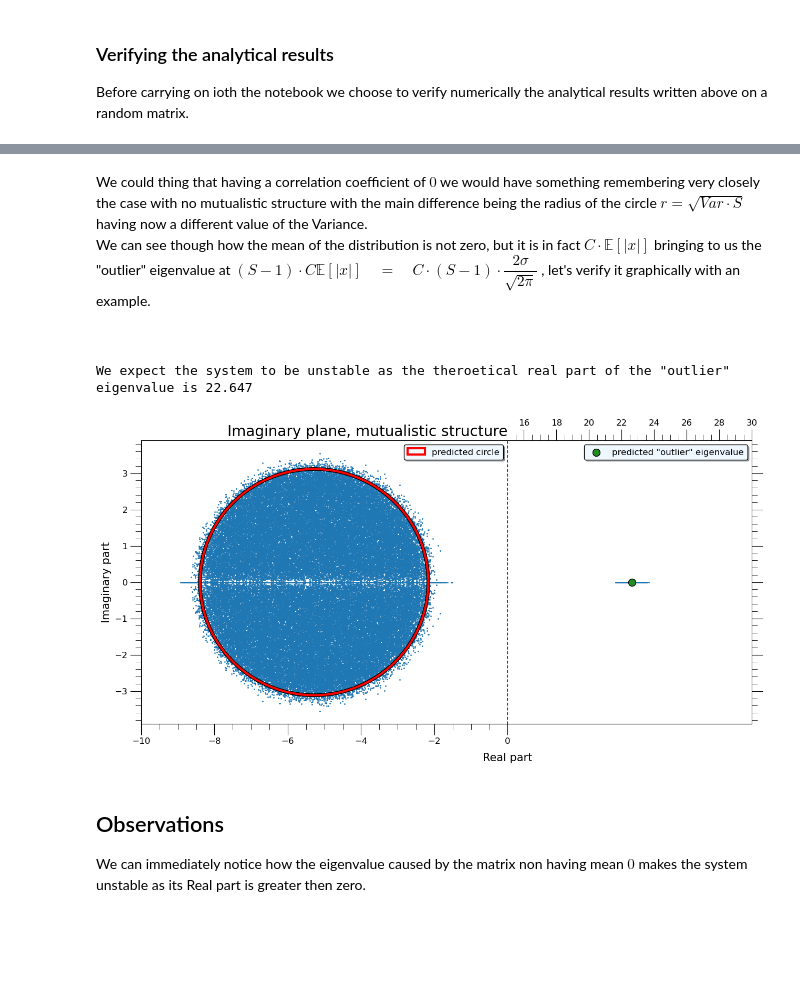
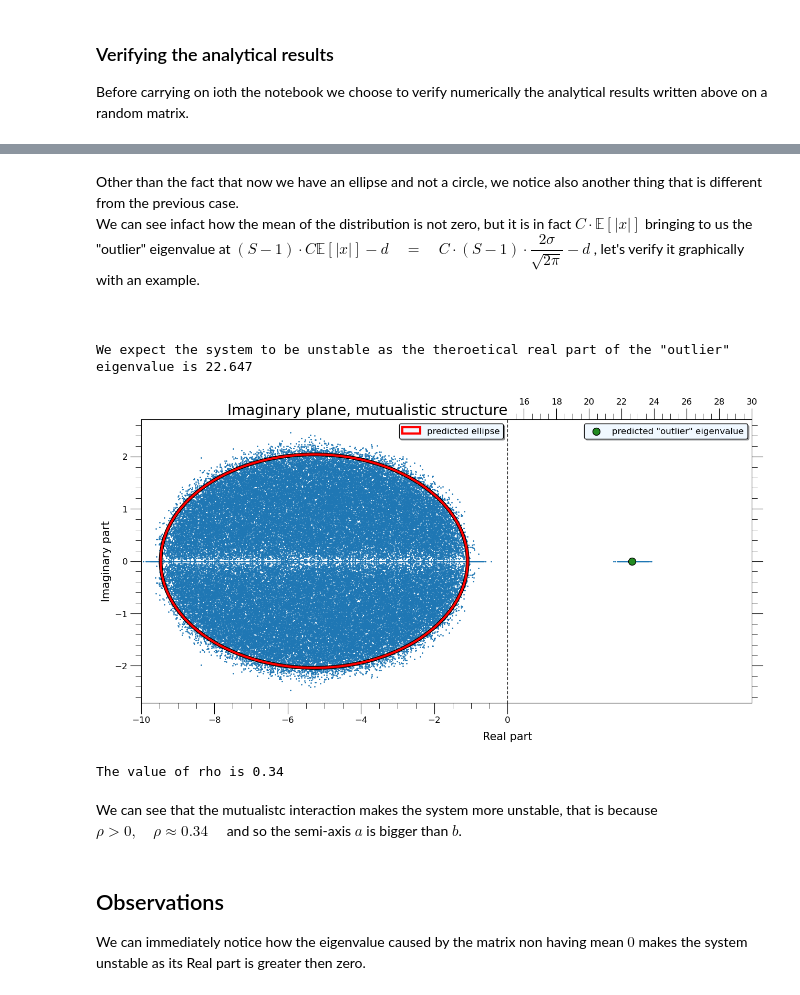
Before and after one commit to tommasoamico/PhysicalModelsOfLivingSystems, a Jupyter notebook: Week_4_assigment/Tommaso_Amico_week4.ipynb, the cells around one changed output, grey strips where cells are left out. Saved outputs shown, nothing was run; the diff lists cells and outputs as text; code cells hidden in the pictures; blank space fills up the shorter version.

```diff
--- a/Week_4_assigment/Tommaso_Amico_week4.ipynb
+++ b/Week_4_assigment/Tommaso_Amico_week4.ipynb
@@ -279,9 +318,9 @@ The numerical mean of the product terms aij * aji with C = 0.7 is, 0.080
 
 We can also verify that the correlation is 0 printing the mean of the off-diagonal matric of the covariance matrix (we do it for the case of C = 1 without loss of generality), that is: 0.017
 # %% [markdown]
-We could thing that having a correlation coefficient of $0$ we would have something remembering very closely the case with no mutualistic structure with the main difference being the radius of the circle $r = \sqrt{Var \cdot S} \quad$ having now a different value of the Variance. <br>
-We can see though how the mean of the distribution is not zero, but it is in fact $C \cdot \mathbb{E}[|x|]$ bringing to us the "outlier" eigenvalue at $(S - 1) \cdot C \mathbb{E}[|x|] \quad = \quad C \cdot (S - 1) \cdot
-\dfrac{2 \sigma}{\sqrt{2 \pi}}$, let's verify it graphically with an example.
+Other than the fact that now we have an ellipse and not a circle, we notice also another thing that is different from the previous case. <br>
+We can see infact how the mean of the distribution is not zero, but it is in fact $C \cdot \mathbb{E}[|x|]$ bringing to us the "outlier" eigenvalue at $(S - 1) \cdot C \mathbb{E}[|x|] - d \quad = \quad C \cdot (S - 1) \cdot
+\dfrac{2 \sigma}{\sqrt{2 \pi}} - d$, let's verify it graphically with an example.
 
 <br/>
 # %%
@@ -298,18 +337,28 @@ def mutualistic_random_matrix(S, C, d, distribution, parameters):
 
     # Generate a random matrix
     matrix = distribution(size=(S, S), **parameters)
+
     matrix = np.abs(matrix)
 
 
     # Set the diagonal to -d
-    np.fill_diagonal(matrix, -d)
+
+
+    mutualistic_mask = np.triu(np.random.uniform(size = (S, S)), k = 1)
+
+    mask_func = np.vectorize(lambda x: 0 if x > C else 1)
+
+    mutualistic_mask = mask_func(mutualistic_mask)
+
+    mutualistic_mask[np.tril_indices(S, k= -1)] = 0
+
+    final_mask = mutualistic_mask.T + mutualistic_mask
 
     # Set the off-diagonal non zero entries to zero with a probability of 1-C
-    matrix[np.triu(np.random.uniform(size = (S, S)), k = 1) > C]=0
-    matrix[np.tril(np.random.uniform(size = (S, S)), k = -1) > C]=0
+    matrix = matrix * final_mask
 
 
-
+    np.fill_diagonal(matrix, -d)
 
     # Calculate the eigenvalues
     eigenvalues = np.linalg.eigvals(matrix)
@@ -318,7 +367,7 @@ def mutualistic_random_matrix(S, C, d, distribution, parameters):
 
     return eigenvalues
 # %%
-eigenvalues = np.concatenate([mutualistic_random_matrix(S, C, d, distributions['gaussian'], parameters['gaussian']) for j in range(realizations_number)])
+eigenvalues = np.concatenate([mutualistic_random_matrix(S, C, d, distributions['gaussian'], parameters['gaussian']) for _ in range(realizations_number)])
 # %%
 print(f'''
 We expect the system to be unstable as the theroetical real part of the "outlier" eigenvalue is {C * (S - 1) * ((2 * std) / (np.sqrt(2 * np.pi))) - d:.3f}
@@ -330,37 +379,59 @@ We expect the system to be unstable as the theroetical real part of the "outlier
 # %% [output]
 We expect the system to be unstable as the theroetical real part of the "outlier" eigenvalue is 22.647
 # %%
-
+import matplotlib
 
 fig, (ax1, ax2) = plt.subplots(1, 2, figsize = (15, 7), sharey=True, gridspec_kw={'wspace': 0, 'width_ratios': [3, 2]})
 ax1.scatter(eigenvalues.real, eigenvalues.imag, s = 1, color = 'C0')
 ax1.set_xlim(-10, 0)
 ax2.scatter(eigenvalues.real, eigenvalues.imag, s = 1, color = 'C0')
 ax2.set_xlim(15, 30)
 ax2.spines['left'].set_linestyle((0, (4, 4)))
-ax1.add_patch(plt.Circle((-d - C * (2 * std/ np.sqrt(np.pi * 2)), 0), np.sqrt(C * std**2 * (1 - C * (2 / np.pi)) * S), color='red', fill=False, linewidth = 3, zorder = 2, label = 'predicted circle'))
-ax1.add_patch(plt.Circle((-d - C * (2 * std/ np.sqrt(np.pi * 2)), 0), np.sqrt(C * std**2 * (1 - C * (2 / np.pi)) * S), color='black', fill=False, linewidth = 5, zorder = 1))
+#ax1.add_patch(plt.Circle((-d - C * (2 * std/ np.sqrt(np.pi * 2)), 0), np.sqrt(C * std**2 * (1 - C * (2 / np.pi)) * S), color='red', fill=False, linewidth = 3, zorder = 2, label = 'predicted circle'))
+#ax1.add_patch(plt.Circle((-d - C * (2 * std/ np.sqrt(np.pi * 2)), 0), np.sqrt(C * std**2 * (1 - C * (2 / np.pi)) * S), color='black', fill=False, linewidth = 5, zorder = 1))
 ax2.scatter(C * (S - 1) * ((2 * std) / (np.sqrt(2 * np.pi))) - d, 0, edgecolor = 'black', color = 'forestgreen', s = 100, zorder = 3, label = 'predicted "outlier" eigenvalue')
 ax2.xaxis.tick_top()
 
-ax1.legend(facecolor = 'aliceblue', edgecolor = 'black', shadow = True, fontsize = 12)
-ax2.legend(facecolor = 'aliceblue', edgecolor = 'black', shadow = True, fontsize = 12)
+
 ax2.yaxis.tick_right()
 
 for ax in [ax1, ax2]:
     ax.minorticks_on()
     ax.tick_params(axis='both', which='major', labelsize=12, length=15)
     ax.tick_params(axis='both', which='minor', labelsize=12, length=8)
 
 ax1.set_xlabel('Real part', fontsize = 15)
 ax1.set_ylabel('Imaginary part', fontsize = 15)
 ax1.xaxis.set_label_coords(1, -.1)
 
 ax1.set_title('Imaginary plane, mutualistic structure', fontsize = 20, loc = 'right')
 
+
+rho = (1-C)/((np.pi/2) - C)
+
+
+ax1.add_patch(matplotlib.patches.Ellipse(xy = (-d - C * (2 * std)/ np.sqrt(2 * np.pi), 0) ,
+                                     width =2 *  np.sqrt(S*C*(std**2)*(1 - 2*C/np.pi))*(1 + rho),
+                                     height = 2 * np.sqrt(S*C*(std**2)*(1 - 2*C/np.pi))*(1 - rho),\
+                                        color='red', fill=False, linewidth = 3, zorder = 2, label = 'predicted ellipse'))
+
+ax1.add_patch(matplotlib.patches.Ellipse(xy = (-d - C * (2 * std)/ np.sqrt(2 * np.pi), 0) ,
+                                     width =2 *  np.sqrt(S*C*(std**2)*(1 - 2*C/np.pi))*(1 + rho),
+                                     height = 2 * np.sqrt(S*C*(std**2)*(1 - 2*C/np.pi))*(1 - rho),\
+                                        color='black', fill=False, linewidth = 5, zorder = 1))
+
+ax1.legend(facecolor = 'aliceblue', edgecolor = 'black', shadow = True, fontsize = 12)
+ax2.legend(facecolor = 'aliceblue', edgecolor = 'black', shadow = True, fontsize = 12)
+
 plt.show()
 # %% [output]
-[figure, old version]
+[figure, new version]
+# %%
+print(f'The value of rho is {rho:.2f}')
+# %% [output]
+The value of rho is 0.34
+# %% [markdown]
+We can see that the mutualistc interaction makes the system more unstable, that is because $\rho > 0, \quad \rho \approx 0.34 \quad$  and so the semi-axis $a$ is bigger than $b$.
 # %% [markdown]
 ## Observations
 
```
Also changed, not shown: parts of 7 cells of this notebook.
